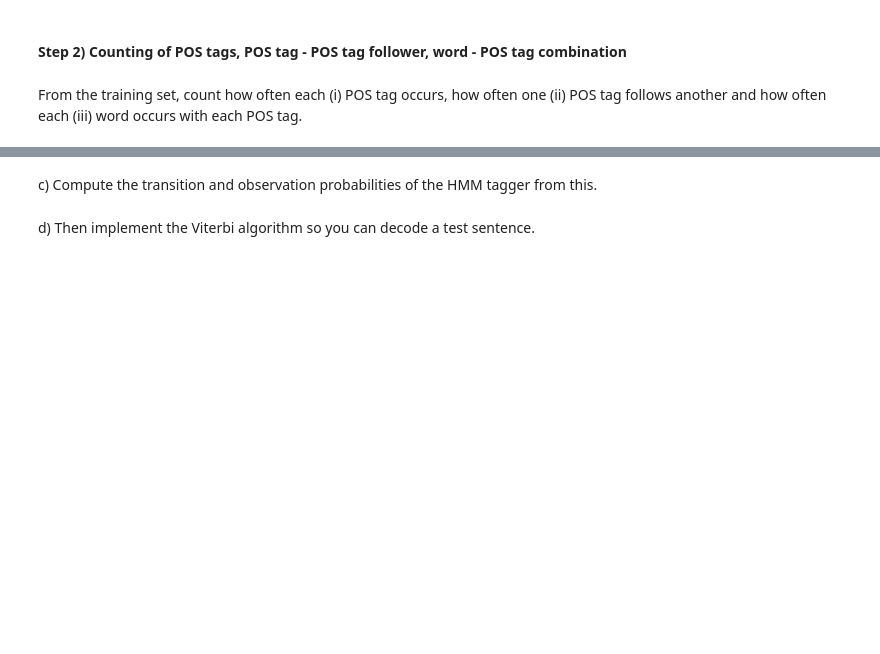
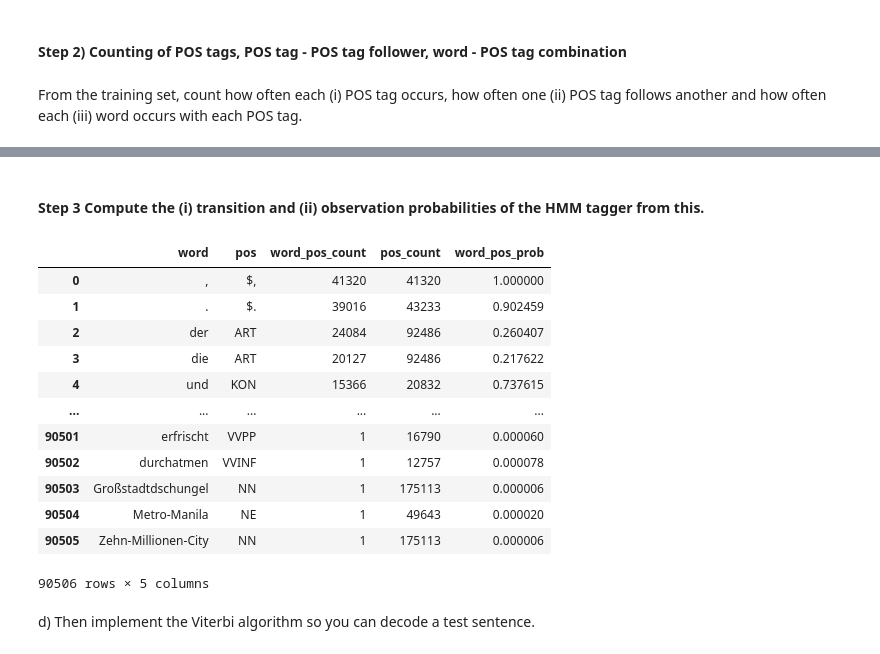
Before and after one commit to FritzSavira/NLPROC-ALV-B, a Jupyter notebook: assignment-03/assignment-03-Task-2ab.ipynb, the cells around one changed output, grey strips where cells are left out. Cells and saved outputs as stored; diff of their text form; code cells hidden in the pictures; blank space fills up the shorter version.

Commit message:
Task 2B transition and  observation probabilities added

```diff
--- a/assignment-03/assignment-03-Task-2ab.ipynb
+++ b/assignment-03/assignment-03-Task-2ab.ipynb
@@ -341,5 +261,9 @@ training_set_pos_pos_foll_count_cross
 # %%
 # Step 2 (iii) Occurence of word with each POS tag
-training_set_pos_count = training_set[["word", "pos"]].value_counts()
-training_set_pos_count
+train_word_pos_count = train[["word", "pos"]].value_counts()
+# Set -> df
+train_word_pos_count = train_word_pos_count.reset_index(name="word_pos_count")
+# Gesamtanzahl pro POS tag zu jeder Kombination word_pos in neuer Spalte ergänzen
+train_word_pos_count = train_word_pos_count.merge(train_pos_count[["pos", "pos_count"]], on="pos", how="left")
+train_word_pos_count
 # %% [output]
@@ -359,2 +283,2 @@ Name: count, Length: 92812, dtype: int64
 # %% [markdown]
-c) Compute the transition and observation probabilities of the HMM tagger from this.
+#### Step 3 Compute the (i) transition and (ii) observation probabilities of the HMM tagger from this.
@@ -361,3 +292,21 @@ c) Compute the transition and observation probabilities of the HMM tagger from t
+# %%
+# Step 3(ii) observation probabilities (Gibt an, mit welcher Wahrscheinlichkeit ein Wort als bestimmte Wortart (POS) erscheint.)
+train_word_pos_count["word_pos_prob"] = train_word_pos_count["word_pos_count"] / train_word_pos_count["pos_count"]
+train_word_pos_count
+# %% [output]
+|  | word | pos | word_pos_count | pos_count | word_pos_prob |
+| 0 | , | $, | 41320 | 41320 | 1.000000 |
+| 1 | . | $. | 39016 | 43233 | 0.902459 |
+| 2 | der | ART | 24084 | 92486 | 0.260407 |
+| 3 | die | ART | 20127 | 92486 | 0.217622 |
+| 4 | und | KON | 15366 | 20832 | 0.737615 |
+| ... | ... | ... | ... | ... | ... |
+| 90501 | erfrischt | VVPP | 1 | 16790 | 0.000060 |
+| 90502 | durchatmen | VVINF | 1 | 12757 | 0.000078 |
+| 90503 | Großstadtdschungel | NN | 1 | 175113 | 0.000006 |
+| 90504 | Metro-Manila | NE | 1 | 49643 | 0.000020 |
+| 90505 | Zehn-Millionen-City | NN | 1 | 175113 | 0.000006 |
+90506 rows × 5 columns
 # %% [markdown]
 d) Then implement the Viterbi algorithm so you can decode a test sentence.
 # %% [markdown]
```
Also changed, not shown: parts of 12 cells of this notebook.
